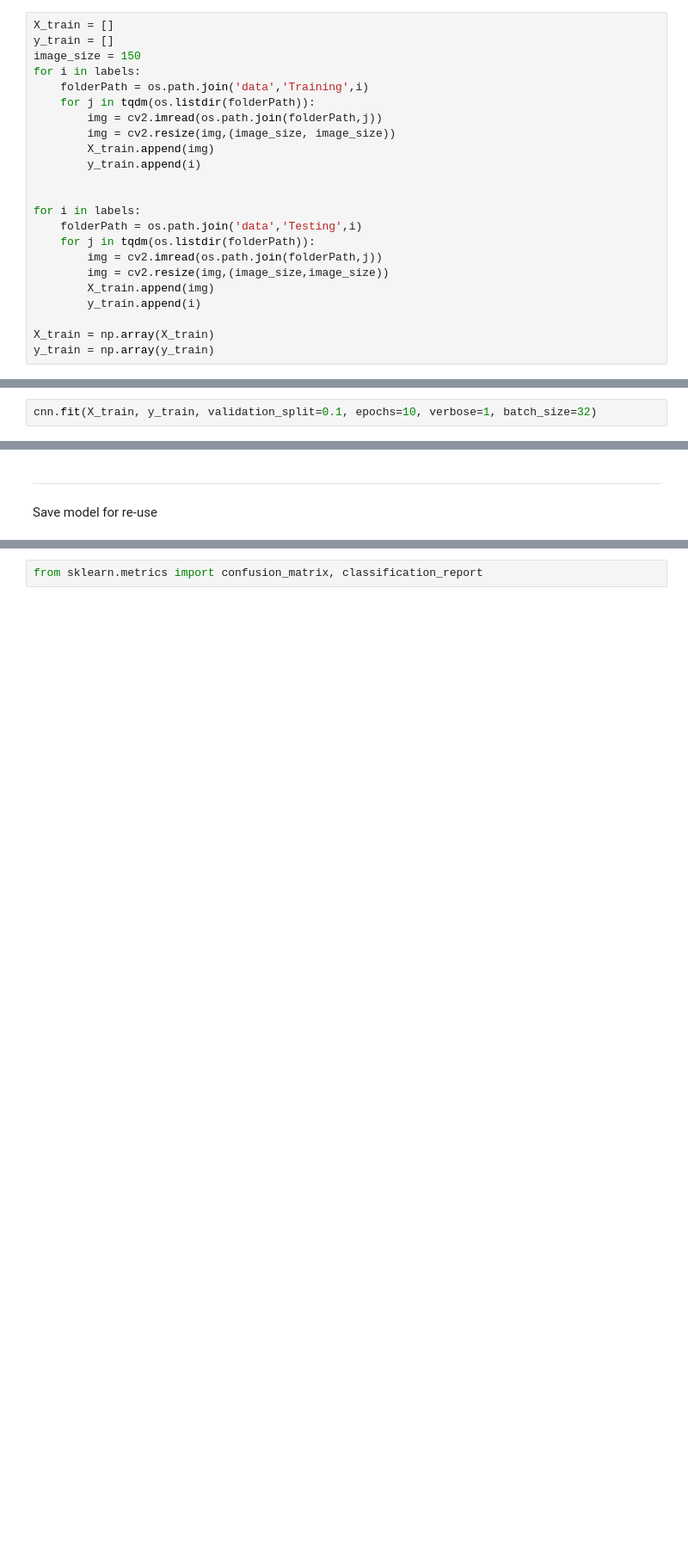
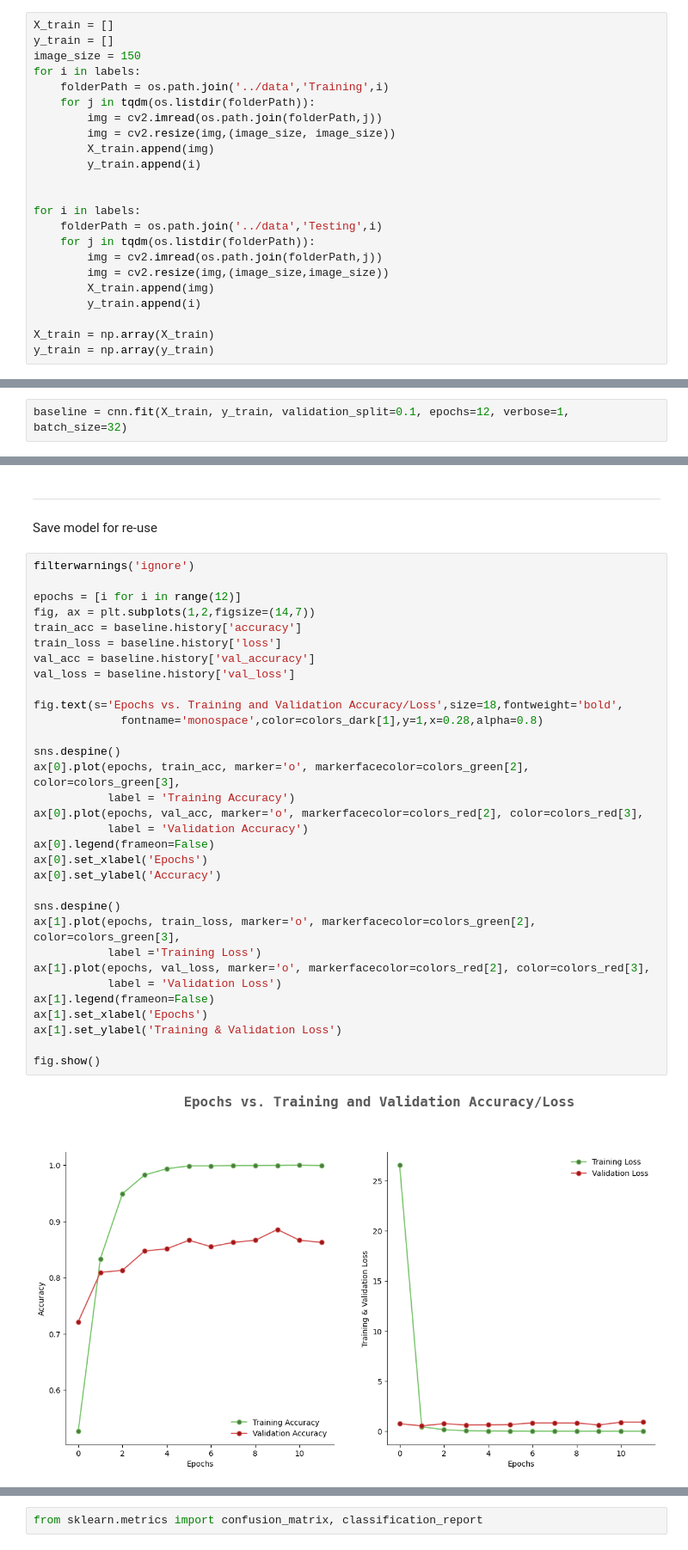
Before and after one commit to ChrisSpescha/Tumor_Classification, a Jupyter notebook: notebooks/Baseline.ipynb, the cells around one changed output, grey strips where cells are left out. Shown at 86% size. Drawn from its saved outputs; the diff is of its cells as text; blank space fills up the shorter version.

```diff
--- a/notebooks/Baseline.ipynb
+++ b/notebooks/Baseline.ipynb
@@ -39,7 +51,7 @@ X_train = []
 y_train = []
 image_size = 150
 for i in labels:
-    folderPath = os.path.join('data','Training',i)
+    folderPath = os.path.join('../data','Training',i)
     for j in tqdm(os.listdir(folderPath)):
         img = cv2.imread(os.path.join(folderPath,j))
         img = cv2.resize(img,(image_size, image_size))
@@ -48,7 +60,7 @@ for i in labels:
 
 
 for i in labels:
-    folderPath = os.path.join('data','Testing',i)
+    folderPath = os.path.join('../data','Testing',i)
     for j in tqdm(os.listdir(folderPath)):
         img = cv2.imread(os.path.join(folderPath,j))
         img = cv2.resize(img,(image_size,image_size))
@@ -146,5 +153,5 @@ cnn.compile(optimizer='adam',
             metrics=['accuracy']
            )
 # %%
-cnn.fit(X_train, y_train, validation_split=0.1, epochs=10, verbose=1, batch_size=32)
+baseline = cnn.fit(X_train, y_train, validation_split=0.1, epochs=12, verbose=1, batch_size=32)
 # %% [output]
@@ -172,4 +175,38 @@ Epoch 10/10
 # %% [markdown]
 ---
 Save model for re-use
+# %%
+filterwarnings('ignore')
+
+epochs = [i for i in range(12)]
+fig, ax = plt.subplots(1,2,figsize=(14,7))
+train_acc = baseline.history['accuracy']
+train_loss = baseline.history['loss']
+val_acc = baseline.history['val_accuracy']
+val_loss = baseline.history['val_loss']
+
+fig.text(s='Epochs vs. Training and Validation Accuracy/Loss',size=18,fontweight='bold',
+             fontname='monospace',color=colors_dark[1],y=1,x=0.28,alpha=0.8)
+
+sns.despine()
+ax[0].plot(epochs, train_acc, marker='o', markerfacecolor=colors_green[2], color=colors_green[3],
+           label = 'Training Accuracy')
+ax[0].plot(epochs, val_acc, marker='o', markerfacecolor=colors_red[2], color=colors_red[3],
+           label = 'Validation Accuracy')
+ax[0].legend(frameon=False)
+ax[0].set_xlabel('Epochs')
+ax[0].set_ylabel('Accuracy')
+
+sns.despine()
+ax[1].plot(epochs, train_loss, marker='o', markerfacecolor=colors_green[2], color=colors_green[3],
+           label ='Training Loss')
+ax[1].plot(epochs, val_loss, marker='o', markerfacecolor=colors_red[2], color=colors_red[3],
+           label = 'Validation Loss')
+ax[1].legend(frameon=False)
+ax[1].set_xlabel('Epochs')
+ax[1].set_ylabel('Training & Validation Loss')
+
+fig.show()
+# %% [output]
+[figure, added]
 # %%
```
Also changed, not shown: parts of 14 cells of this notebook, 7 other files.
